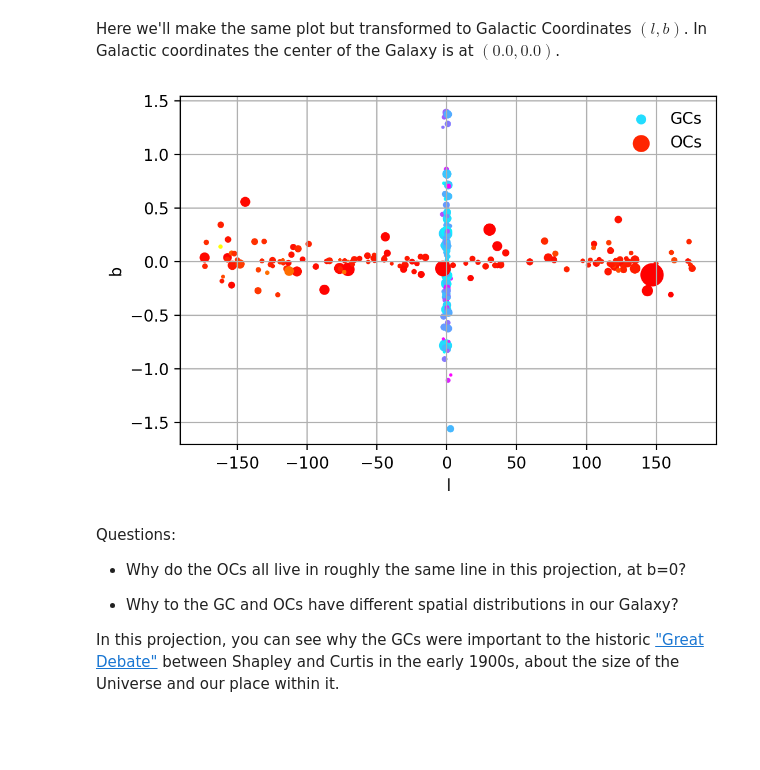
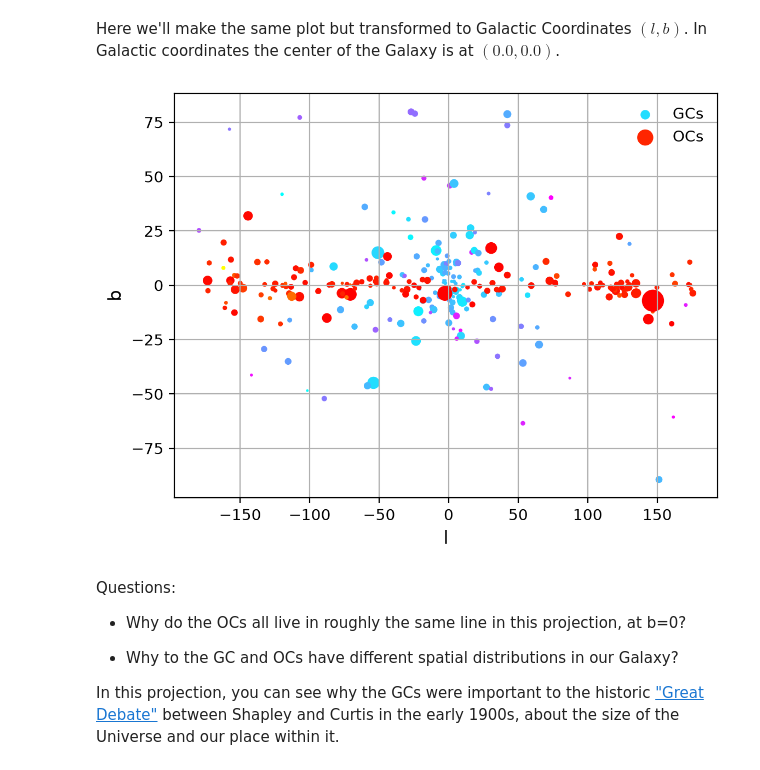
Before and after one commit to CIERA-Northwestern/CIERA_REU, a Jupyter notebook: Python_tutorial_sequence/Part2/Isochrone_SOLUTIONS.ipynb, the cells around one changed output. Drawn from its saved outputs; the diff is of its cells as text; code cells hidden in the pictures; blank space fills up the shorter version.

```diff
--- a/Python_tutorial_sequence/Part2/Isochrone_SOLUTIONS.ipynb
+++ b/Python_tutorial_sequence/Part2/Isochrone_SOLUTIONS.ipynb
@@ -131,27 +131,27 @@ Here we'll make the same plot but transformed to Galactic Coordinates $(l,b)$. I
 # %%
 # You can use the existing SkyCoord object to convert between coordinate systems by using, e.g.,
 # GC_Coords.galactic.l instead of GC_Coords.ra
 
 #Create your plot.  This will be nearly identical to above, except here you want to plot (l,b), rather than (RA,Dec)
 
 f, ax = plt.subplots(dpi=200)
 plt.grid(True)
 
 #GCs
-ax.scatter(GC_Coords.galactic.l.wrap_at(180*u.degree).radian,GC_Coords.galactic.b.radian,
-           c=GC_Coords.distance, s=GCs['angular_diameter'], cmap='cool', label='GCs')
+ax.scatter(GC_Coords.galactic.l.wrap_at(180*u.degree).degree,GC_Coords.galactic.b.degree,
+           c=GC_Coords.distance.kpc, s=GCs['angular_diameter'], cmap='cool', label='GCs')
 
 #OCs, plot using the "autumn" color map
-ax.scatter(OC_Coords.galactic.l.wrap_at(180*u.degree),OC_Coords.galactic.b.radian,
-           c=OC_Coords.distance, s=OCs['angular_diameter'], cmap='autumn', label='OCs')
+ax.scatter(OC_Coords.galactic.l.wrap_at(180*u.degree).degree,OC_Coords.galactic.b.degree,
+           c=OC_Coords.distance.kpc, s=OCs['angular_diameter'], cmap='autumn', label='OCs')
 
 #Label your plot
 ax.set_xlabel('l')
 ax.set_ylabel('b')
 ax.legend(frameon=False)
 plt.show()
 # %% [output]
-[figure, old version]
+[figure, new version]
 # %% [markdown]
 Questions:
 
```
Also changed, not shown: parts of 9 cells of this notebook, 4 other files.
